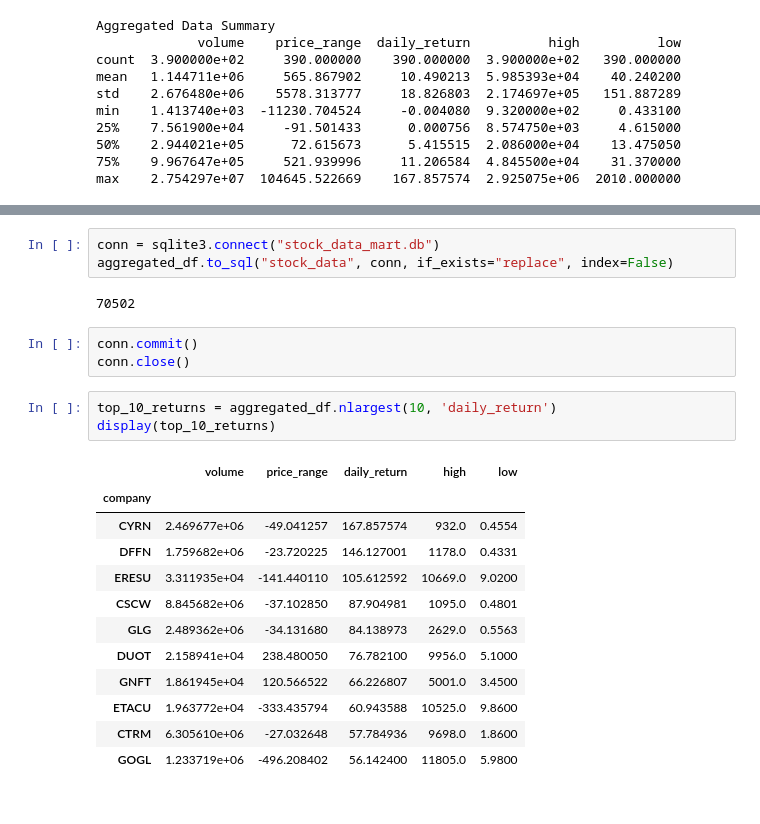
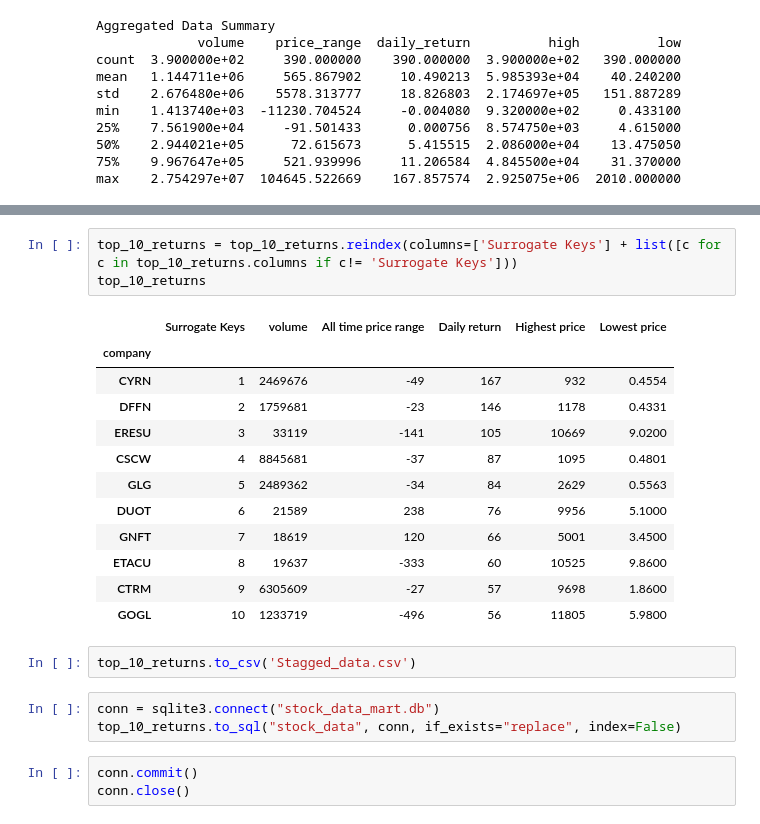
Before and after one commit to cem-gurel47/CSI4142, a Jupyter notebook: data_analysis.ipynb, the cells around one changed output, grey strips where cells are left out. Saved outputs shown, nothing was run; the diff lists cells and outputs as text.

Commit message:
staged data loading to new csv file: Staged_data.csv and also puts the datas into stock_data_mart.db

```diff
--- a/data_analysis.ipynb
+++ b/data_analysis.ipynb
@@ -89,24 +145,24 @@ max    2.754297e+07  104645.522669    167.857574  2.925075e+06  2010.000000
+# %%
+top_10_returns = top_10_returns.reindex(columns=['Surrogate Keys'] + list([c for c in top_10_returns.columns if c!= 'Surrogate Keys']))
+top_10_returns
+# %% [output]
+|  | Surrogate Keys | volume | All time price range | Daily return | Highest price | Lowest price |
+| company |  |  |  |  |  |  |
+| CYRN | 1 | 2469676 | -49 | 167 | 932 | 0.4554 |
+| DFFN | 2 | 1759681 | -23 | 146 | 1178 | 0.4331 |
+| ERESU | 3 | 33119 | -141 | 105 | 10669 | 9.0200 |
+| CSCW | 4 | 8845681 | -37 | 87 | 1095 | 0.4801 |
+| GLG | 5 | 2489362 | -34 | 84 | 2629 | 0.5563 |
+| DUOT | 6 | 21589 | 238 | 76 | 9956 | 5.1000 |
+| GNFT | 7 | 18619 | 120 | 66 | 5001 | 3.4500 |
+| ETACU | 8 | 19637 | -333 | 60 | 10525 | 9.8600 |
+| CTRM | 9 | 6305609 | -27 | 57 | 9698 | 1.8600 |
+| GOGL | 10 | 1233719 | -496 | 56 | 11805 | 5.9800 |
+# %%
+top_10_returns.to_csv('Stagged_data.csv')
 # %%
 conn = sqlite3.connect("stock_data_mart.db")
-aggregated_df.to_sql("stock_data", conn, if_exists="replace", index=False)
+top_10_returns.to_sql("stock_data", conn, if_exists="replace", index=False)
-# %% [output]
-70502
 # %%
 conn.commit()
 conn.close()
-# %%
-top_10_returns = aggregated_df.nlargest(10, 'daily_return')
-display(top_10_returns)
-# %% [output]
-|  | volume | price_range | daily_return | high | low |
-| company |  |  |  |  |  |
-| CYRN | 2.469677e+06 | -49.041257 | 167.857574 | 932.0 | 0.4554 |
-| DFFN | 1.759682e+06 | -23.720225 | 146.127001 | 1178.0 | 0.4331 |
-| ERESU | 3.311935e+04 | -141.440110 | 105.612592 | 10669.0 | 9.0200 |
-| CSCW | 8.845682e+06 | -37.102850 | 87.904981 | 1095.0 | 0.4801 |
-| GLG | 2.489362e+06 | -34.131680 | 84.138973 | 2629.0 | 0.5563 |
-| DUOT | 2.158941e+04 | 238.480050 | 76.782100 | 9956.0 | 5.1000 |
-| GNFT | 1.861945e+04 | 120.566522 | 66.226807 | 5001.0 | 3.4500 |
-| ETACU | 1.963772e+04 | -333.435794 | 60.943588 | 10525.0 | 9.8600 |
-| CTRM | 6.305610e+06 | -27.032648 | 57.784936 | 9698.0 | 1.8600 |
-| GOGL | 1.233719e+06 | -496.208402 | 56.142400 | 11805.0 | 5.9800 |
```
Also changed, not shown: parts of 4 cells of this notebook, 2 other files.
